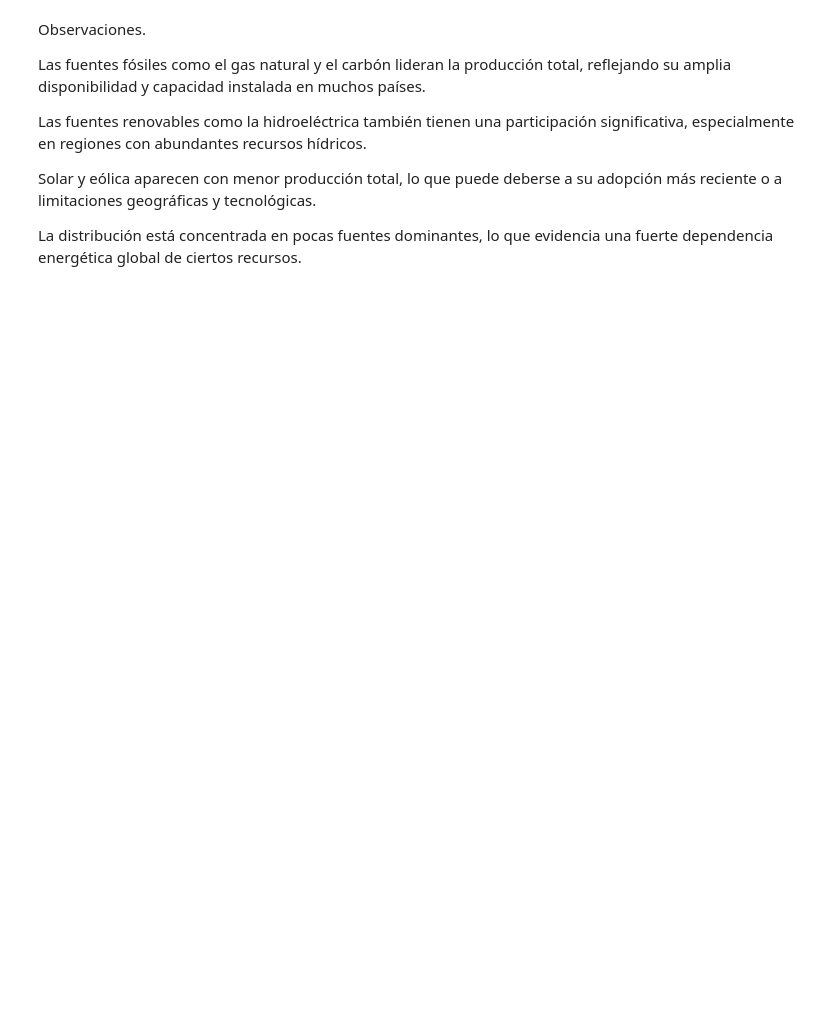
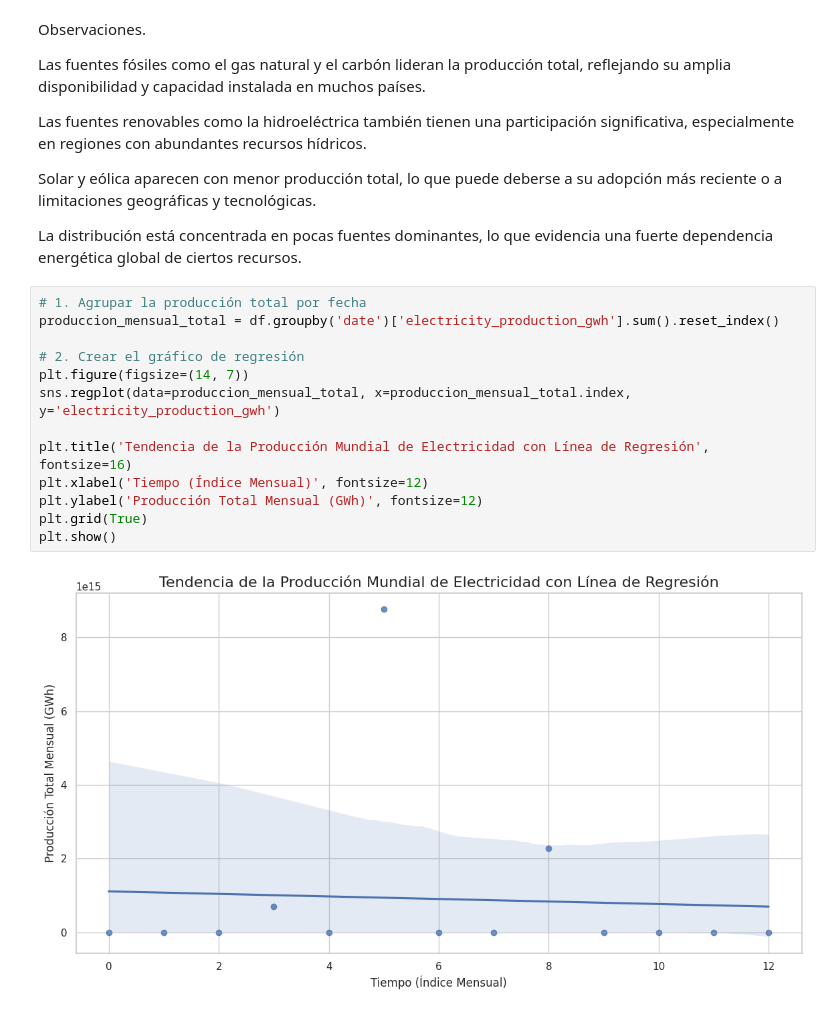
Before and after one commit to juwilliams05/Data-Science-1---1er-Entregable, a Jupyter notebook: ProyectoDSParte1Williams.ipynb, the cells around one changed output. Drawn from its saved outputs; the diff is of its cells as text; blank space fills up the shorter version.

```diff
--- a/ProyectoDSParte1Williams.ipynb
+++ b/ProyectoDSParte1Williams.ipynb
@@ -229,3 +253,18 @@ Las fuentes renovables como la hidroeléctrica también tienen una participació
 Solar y eólica aparecen con menor producción total, lo que puede deberse a su adopción más reciente o a limitaciones geográficas y tecnológicas.
 
 La distribución está concentrada en pocas fuentes dominantes, lo que evidencia una fuerte dependencia energética global de ciertos recursos.
+# %%
+# 1. Agrupar la producción total por fecha
+produccion_mensual_total = df.groupby('date')['electricity_production_gwh'].sum().reset_index()
+
+# 2. Crear el gráfico de regresión
+plt.figure(figsize=(14, 7))
+sns.regplot(data=produccion_mensual_total, x=produccion_mensual_total.index, y='electricity_production_gwh')
+
+plt.title('Tendencia de la Producción Mundial de Electricidad con Línea de Regresión', fontsize=16)
+plt.xlabel('Tiempo (Índice Mensual)', fontsize=12)
+plt.ylabel('Producción Total Mensual (GWh)', fontsize=12)
+plt.grid(True)
+plt.show()
+# %% [output]
+[figure, added]
```
Also changed, not shown: parts of 33 cells of this notebook.
